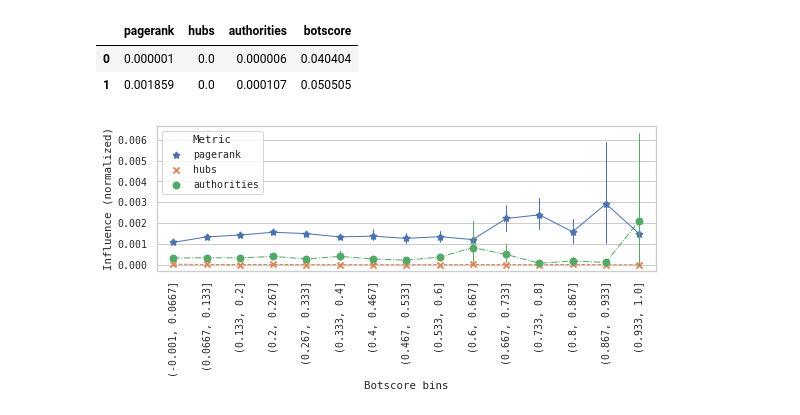
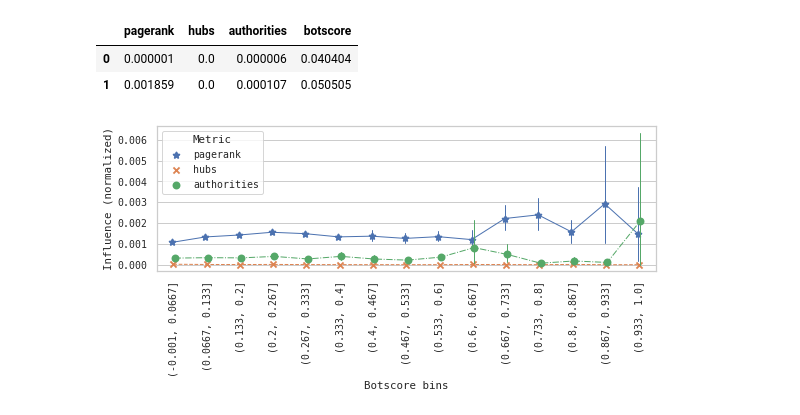
Before and after one commit to javier-pg/botbusters-spanish-general-elections-network-analysis, a Jupyter notebook: code/5.Influence.ipynb, the cells around one changed output. Cells and saved outputs as stored; diff of their text form; code cells hidden in the pictures.

```diff
--- a/code/5.Influence.ipynb
+++ b/code/5.Influence.ipynb
@@ -219,3 +219,14 @@ df_edges.head(5)
 | 2 | 000000000000000000003065 | 000000000000000207741909 | 1 |
 | 3 | 000000000000000000003971 | 000000000000000006293922 | 1 |
 | 4 | 000000000000000000003971 | 000000000000000142395787 | 1 |
+# %%
+implicated_users = []
+implicated_users = list(set(list(df_edges.retweet_author.unique()) + list(df_edges.tweet_author.unique())))
+#print("Implicated users:", len(implicated_users))
+
+df_users = users[users._id.isin(implicated_users)]
+print("Users with botscore:", len(df_users))
+
+print("Retweets without botscore:", len(df_edges))
+df_edges = df_edges[(df_edges.retweet_author.isin(df_users._id)) & (df_edges.tweet_author.isin(df_users._id))]
+print("Retweets with botscore:", len(df_edges))
@@ -222,14 +237,4 @@ df_edges.head(5)
 # %%
 G = nx.from_pandas_edgelist(df=df_edges, source='tweet_author', target='retweet_author', edge_attr='weight', create_using=nx.DiGraph)
-nx.set_node_attributes(G, values=-1, name='botscore')
-node_attr = users.set_index('_id').to_dict('index')
+node_attr = df_users.set_index('_id').to_dict('index')
 nx.set_node_attributes(G, node_attr)
-
-nodes = (
-    node
-    for node, data
-    in G.nodes(data=True)
-    if data.get("botscore") <= 1 and data.get("botscore") >= 0
-)
-
-H = G.subgraph(nodes)
@@ -244,7 +245,7 @@ H.number_of_edges()
 # %%
 %%time
 
-hubs, authorities = nx.hits(H, normalized=False)
+hubs, authorities = nx.hits(G, normalized=False)
 
 df_if = pd.DataFrame.from_dict({'pagerank (importance)':list(dict(nx.pagerank(H, weight='weight', alpha=0.85)).values()),
                                 'hubs (retweeted)':list(dict(hubs).values()),
@@ -273,42 +274,32 @@ normalized_df.head(2)
 # %%
 df_pointplot = pd.melt(normalized_df,
                        id_vars='botscore',
                        var_name='Metric')
 
 df_pointplot['bins_botscore'] = pd.cut(df_pointplot.botscore, bins=15)
 
 fig = plt.figure(figsize=(8,4))
 
 ax = sns.pointplot(data=df_pointplot,
               x='bins_botscore',
               y='value',
               hue='Metric',
               #errwidth=0.5,
               scale=0.9,
               markers=['*','x','o'],
               linestyles=["-", "--", "-."],
+              dodge=True,
               join=True
                   )
 
 ax.set_ylabel(ylabel='Influence (normalized)')
 ax.set_xlabel(xlabel='Botscore bins')
 for tick in ax.get_xticklabels():
     tick.set_rotation(90)
 plt.setp(ax.lines,linewidth=1)
 
-"""ins_axes = inset_axes(ax,
-            width="30%",
-            height="30%",
-                 loc=9)
-
-ins_axes.set_xlabel('Botscore', fontsize='small')
-ins_axes.set_ylabel('RMSE', fontsize='small')
-ins_axes.tick_params(labelsize=8)
-for tick in ins_axes.get_xticklabels():
-    tick.set_rotation(90)
-plt.setp(ins_axes.lines,linewidth=1)"""
 
 plt.tight_layout()
 plt.show()
 # %% [output]
-[figure, old version]
+[figure, new version]
```
Also changed, not shown: parts of 14 cells of this notebook, 16 other files.
